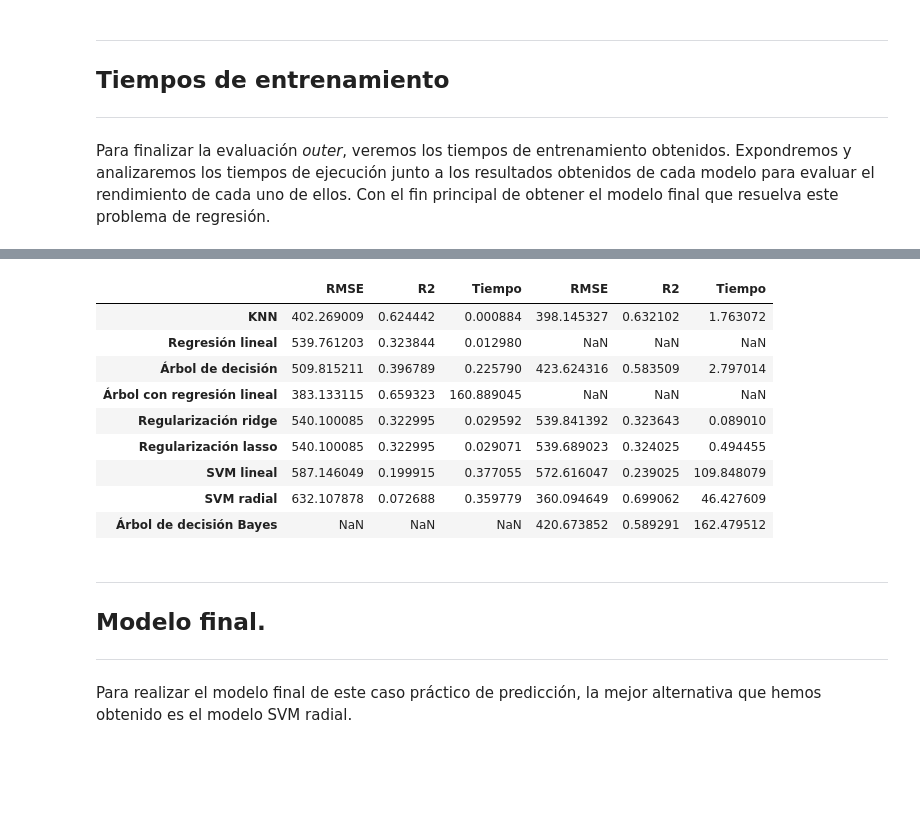
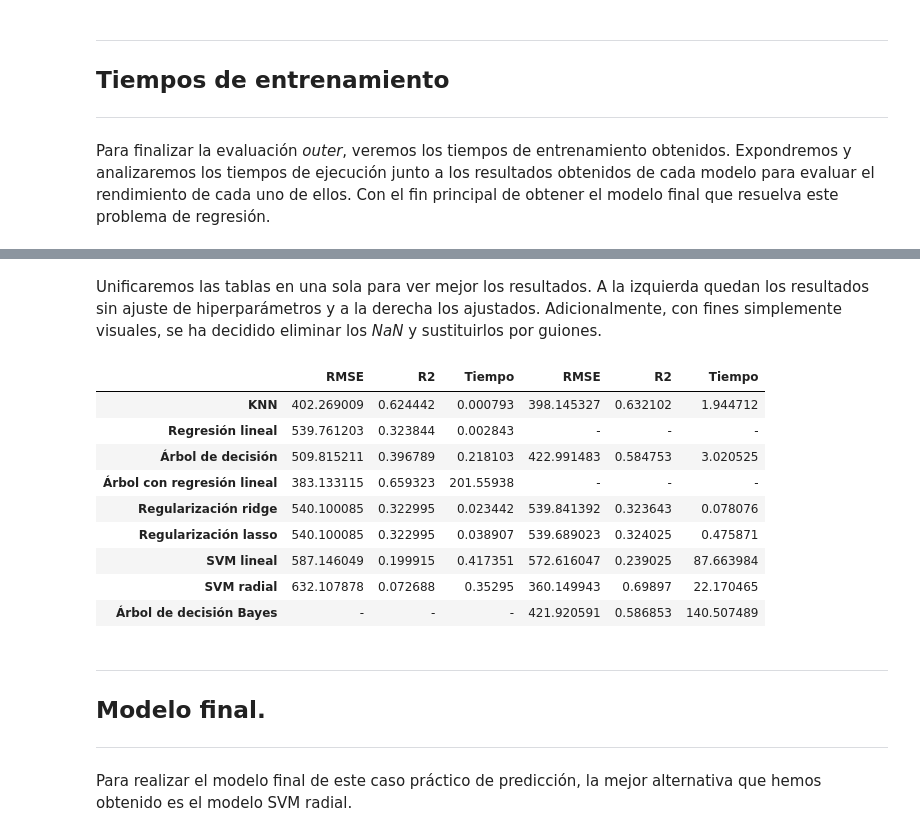
Before and after one commit to celiiaaa/Energy_Prediction_System, a Jupyter notebook: main.ipynb, the cells around one changed output, grey strips where cells are left out. Drawn from its saved outputs; the diff is of its cells as text; code cells hidden in the pictures; blank space fills up the shorter version.

```diff
--- a/main.ipynb
+++ b/main.ipynb
@@ -929,7 +905,7 @@ param_grid = {'alpha': [0, 0.001, 0.005, 0.01]}
 
 inner = KFold(n_splits=3, shuffle=True, random_state=49)
 
-regr_lasso_hpo = GridSearchCV(Lasso(),
+regr_lasso_hpo = GridSearchCV(Lasso(max_iter=10000),
                          param_grid,
                          scoring='neg_mean_squared_error',
                          cv=inner,
@@ -964,7 +986,7 @@ Al realizar la regularización Lasso obtenemos que el mejor parámetro para alph
 
 Como siguiente modelo a evaluar se trata del SVM lineal. Es decir, con el kernel especificado a lineal. Tras el ajuste de su hiperparámetro, hemos obtenido lo siguiente.
 # %%
-param_grid = {'C': [5000, 10000, 15000, 20000, 25000, 30000]}
+param_grid = {'C': [5000, 10000, 15000, 20000]}
 
 inner = KFold(n_splits=3, shuffle=True, random_state=49)
 
@@ -1001,8 +1023,8 @@ Mejor parámetro: {'C': 10000}
 
 El siguiente modelo a evaluar, va a ser el mismo que el anterior, pero el radial. Es decir, el kernel dado por omisión, el radial. Tras el ajuste de hiperparámetros, obtenemos lo siguiente.
 # %%
-param_grid = {'C': [10000, 20000, 30000, 40000, 50000],
-              'gamma': [0.001, 0.01, 0.05, 0.1]}
+param_grid = {'C': [30000, 30500, 40000],
+              'gamma': [0.005, 0.01, 0.05]}
 
 inner = KFold(n_splits=3, shuffle=True, random_state=49)
 
@@ -1067,20 +1090,24 @@ tabla_hpo = pd.DataFrame({
     "R2": [r2_knn_hpo, r2_tree_hpo, r2_tree_hpo_bayes, r2_ridge_hpo, r2_lasso_hpo, r2_svm_lineal_hpo, r2_svm_radial_hpo],
     "Tiempo": [t_knn_hpo, t_tree_hpo, t_tree_hpo_bayes, t_ridge_hpo, t_lasso_hpo, t_svm_lineal_hpo, t_svm_radial_hpo]
 }, index = ["KNN", "Árbol de decisión", "Árbol de decisión Bayes", "Regularización ridge", "Regularización lasso", "SVM lineal", "SVM radial"])
+# %% [markdown]
+Unificaremos las tablas en una sola para ver mejor los resultados. A la izquierda quedan los resultados sin ajuste de hiperparámetros y a la derecha los ajustados. Adicionalmente, con fines simplemente visuales, se ha decidido eliminar los *NaN* y sustituirlos por guiones.
 # %%
+# Unificamos ambas tablas en una sola.
 tabla = pd.concat([tabla_sin_hpo, tabla_hpo], axis=1)
+tabla = tabla.fillna('-')
 tabla
 # %% [output]
 |  | RMSE | R2 | Tiempo | RMSE | R2 | Tiempo |
-| KNN | 402.269009 | 0.624442 | 0.000884 | 398.145327 | 0.632102 | 1.763072 |
-| Regresión lineal | 539.761203 | 0.323844 | 0.012980 | NaN | NaN | NaN |
-| Árbol de decisión | 509.815211 | 0.396789 | 0.225790 | 423.624316 | 0.583509 | 2.797014 |
-| Árbol con regresión lineal | 383.133115 | 0.659323 | 160.889045 | NaN | NaN | NaN |
-| Regularización ridge | 540.100085 | 0.322995 | 0.029592 | 539.841392 | 0.323643 | 0.089010 |
-| Regularización lasso | 540.100085 | 0.322995 | 0.029071 | 539.689023 | 0.324025 | 0.494455 |
-| SVM lineal | 587.146049 | 0.199915 | 0.377055 | 572.616047 | 0.239025 | 109.848079 |
-| SVM radial | 632.107878 | 0.072688 | 0.359779 | 360.094649 | 0.699062 | 46.427609 |
-| Árbol de decisión Bayes | NaN | NaN | NaN | 420.673852 | 0.589291 | 162.479512 |
+| KNN | 402.269009 | 0.624442 | 0.000793 | 398.145327 | 0.632102 | 1.944712 |
+| Regresión lineal | 539.761203 | 0.323844 | 0.002843 | - | - | - |
+| Árbol de decisión | 509.815211 | 0.396789 | 0.218103 | 422.991483 | 0.584753 | 3.020525 |
+| Árbol con regresión lineal | 383.133115 | 0.659323 | 201.55938 | - | - | - |
+| Regularización ridge | 540.100085 | 0.322995 | 0.023442 | 539.841392 | 0.323643 | 0.078076 |
+| Regularización lasso | 540.100085 | 0.322995 | 0.038907 | 539.689023 | 0.324025 | 0.475871 |
+| SVM lineal | 587.146049 | 0.199915 | 0.417351 | 572.616047 | 0.239025 | 87.663984 |
+| SVM radial | 632.107878 | 0.072688 | 0.35295 | 360.149943 | 0.69897 | 22.170465 |
+| Árbol de decisión Bayes | - | - | - | 421.920591 | 0.586853 | 140.507489 |
 # %% [markdown]
 ---
 ## Modelo final.
```
Also changed, not shown: parts of 23 cells of this notebook.
